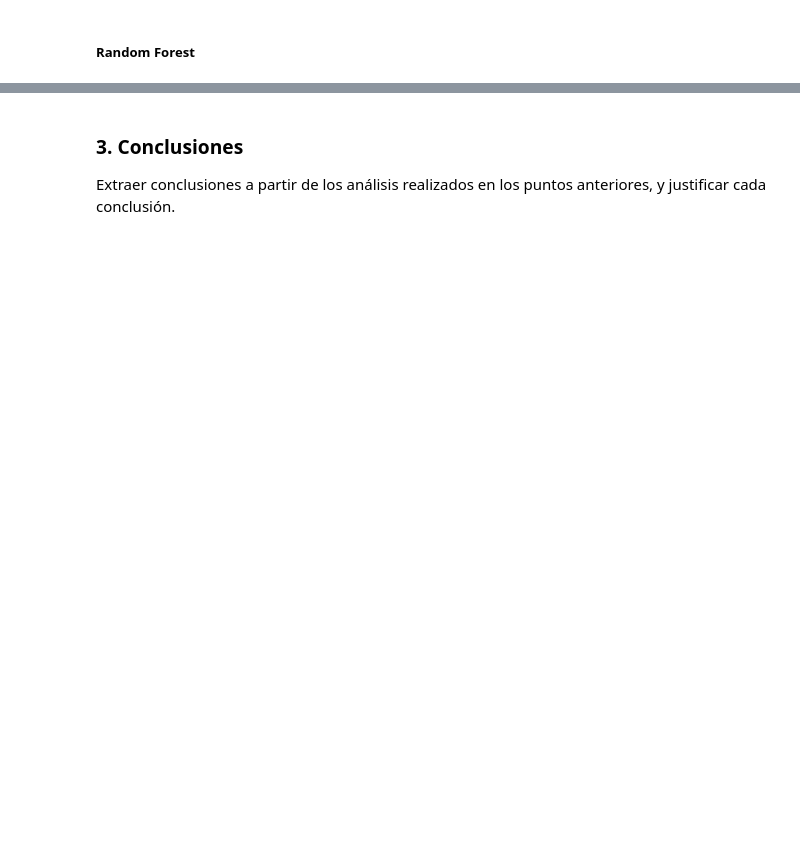
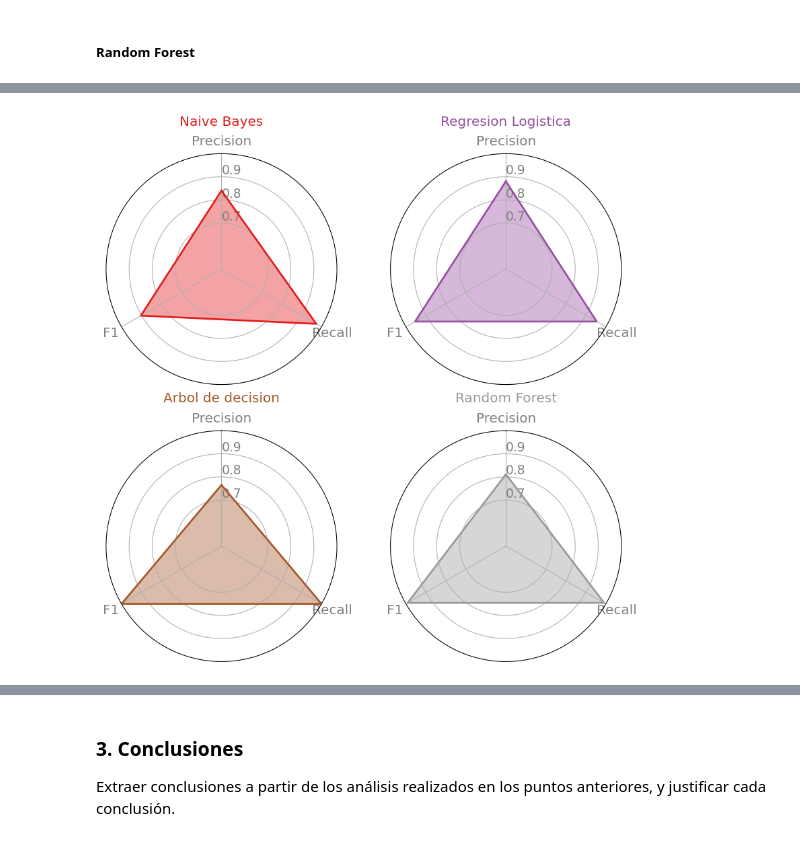
Before and after one commit to 1gnacio/orgadatos-collab-tp2, a Jupyter notebook: TP2.ipynb, the cells around one changed output, grey strips where cells are left out. Drawn from its saved outputs; the diff is of its cells as text; code cells hidden in the pictures; blank space fills up the shorter version.

```diff
--- a/TP2.ipynb
+++ b/TP2.ipynb
@@ -578,9 +628,7 @@ F1 es 0.873045232890533
 # %% [markdown]
 ##### Random Forest
 # %%
-from sklearn.ensemble import RandomForestClassifier
-
-model = make_pipeline(TfidfVectorizer(), RandomForestClassifier())
+model = make_pipeline(TfidfVectorizer(), RandomForestClassifier(criterion="entropy"))
 
 #Entrenamos el modelo
 model.fit(X_train, y_train)
@@ -588,12 +636,13 @@ model.fit(X_train, y_train)
 #hacemos predicciones en el conjunto de prueba
 predicted_categories = model.predict(X_test)
 
-print("La precision es {}".format(accuracy_score(y_test,
-predicted_categories)))
+rf_acc = accuracy_score(y_test, predicted_categories)
+rf_recall = recall_score(y_test, predicted_categories)
+rf_f1 = f1_score(y_test, predicted_categories)
 
-print("El recall es {}".format(recall_score(y_test,
-predicted_categories)))
+print("La precision es {}".format(rf_acc))
 
-print("F1 es {}".format(f1_score(y_test,
-predicted_categories)))
+print("El recall es {}".format(rf_recall))
+
+print("F1 es {}".format(rf_f1))
 # %% [output]
@@ -602,0 +652,63 @@ F1 es 0.8903706269483892
+# %%
+import matplotlib.pyplot as plt
+import pandas as pd
+from math import pi
+
+# Set data
+df = pd.DataFrame({
+'Modelo': ['Naive Bayes','Regresion Logistica','Arbol de decision','Random Forest'],
+'Precision': [nb_acc, lr_acc, dt_acc, rf_acc],
+'Recall': [nb_recall, lr_recall, dt_recall, rf_recall],
+'F1': [nb_f1, lr_recall, dt_recall, rf_recall]
+})
+
+# ------- PART 1: Define a function that do a plot for one line of the dataset!
+
+def make_spider( row, title, color):
+
+    # number of variable
+    categories=list(df)[1:]
+    N = len(categories)
+
+    # What will be the angle of each axis in the plot? (we divide the plot / number of variable)
+    angles = [n / float(N) * 2 * pi for n in range(N)]
+    angles += angles[:1]
+
+    # Initialise the spider plot
+    ax = plt.subplot(2,2,row+1, polar=True, )
+
+    # If you want the first axis to be on top:
+    ax.set_theta_offset(pi / 2)
+    ax.set_theta_direction(-1)
+
+    # Draw one axe per variable + add labels labels yet
+    plt.xticks(angles[:-1], categories, color='grey', size=15)
+
+    # Draw ylabels
+    ax.set_rlabel_position(0)
+    plt.yticks([0.7,0.8,0.9], ["0.7","0.8","0.9"], color="grey", size=14)
+    plt.ylim(0.5,1)
+
+    # Ind1
+    values=df.loc[row].drop('Modelo').values.flatten().tolist()
+    values += values[:1]
+    ax.plot(angles, values, color=color, linewidth=2, linestyle='solid')
+    ax.fill(angles, values, color=color, alpha=0.4)
+
+    # Add a title
+    plt.title(title, size=15, color=color, y=1.1)
+
+
+# ------- PART 2: Apply the function to all individuals
+# initialize the figure
+my_dpi=96
+plt.figure(figsize=(1000/my_dpi, 1000/my_dpi), dpi=my_dpi)
+
+# Create a color palette:
+my_palette = plt.cm.get_cmap("Set1", len(df.index))
+
+# Loop to plot
+for row in range(0, len(df.index)):
+    make_spider( row=row, title=df['Modelo'][row], color=my_palette(row))
+# %% [output]
+[figure, added]
```
Also changed, not shown: parts of 20 cells of this notebook.
